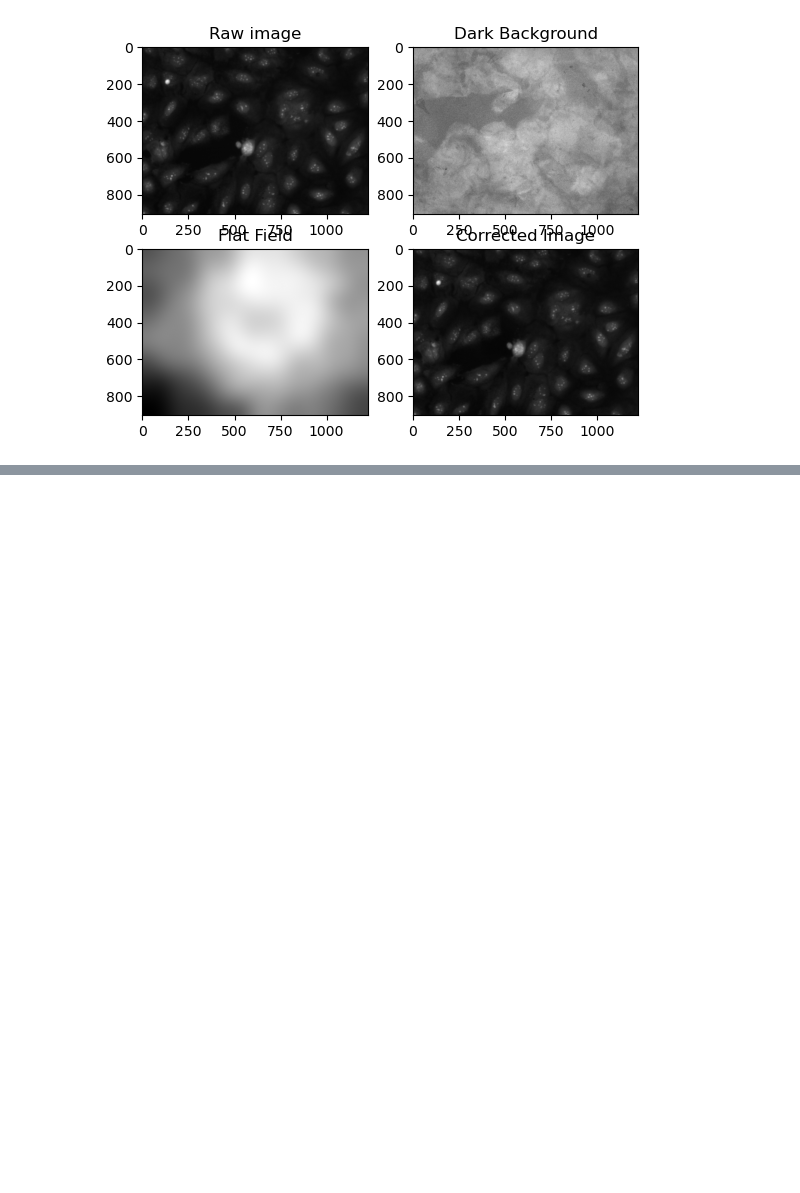
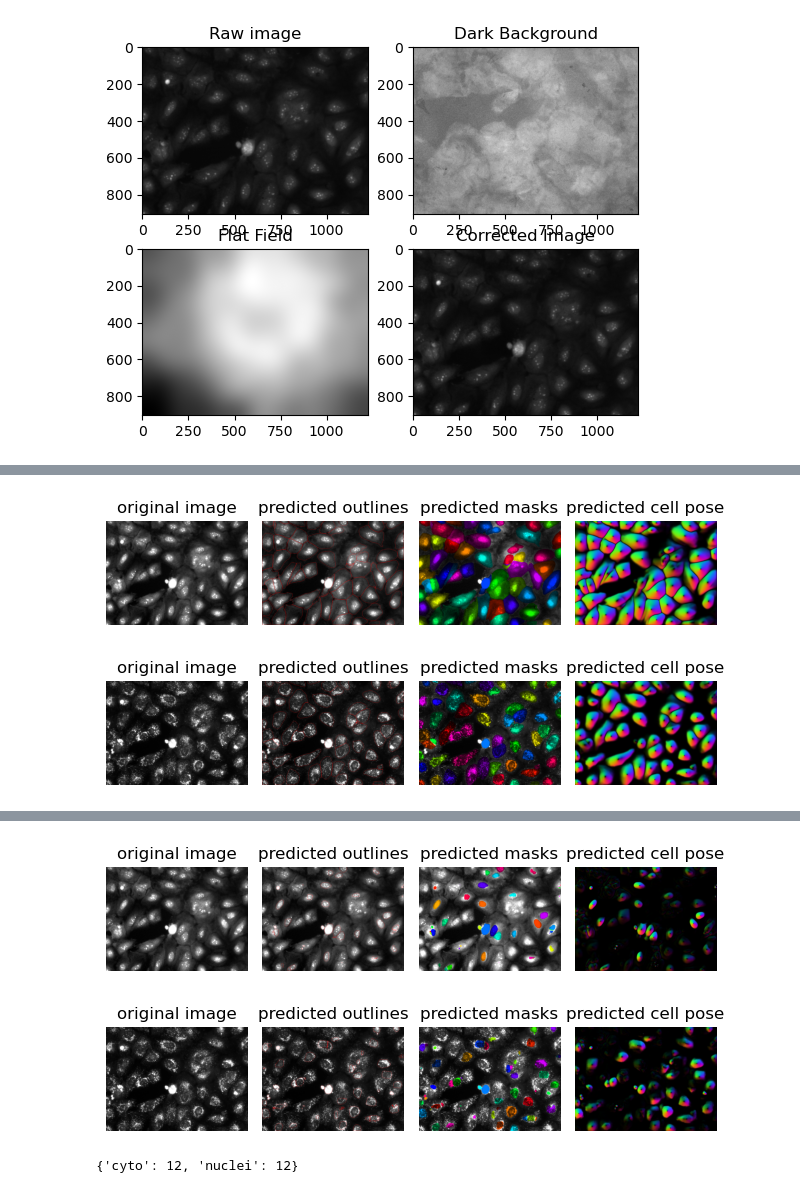
Before and after one commit to drBat1998/BioInUA_2025_img_analysis, a Jupyter notebook: course_data/playground.ipynb, the cells around one changed output, grey strips where cells are left out. Drawn from its saved outputs; the diff is of its cells as text; code cells hidden in the pictures; blank space fills up the shorter version.

```diff
--- a/course_data/playground.ipynb
+++ b/course_data/playground.ipynb
@@ -272,0 +410,27 @@ Text(0.5, 1.0, 'Corrected Image')
+# %%
+# ==== Helpers ====
+def read_2d(fp: Path, norm01=True):
+    img = tiff.imread(str(fp))
+    if img.ndim != 2:
+        raise ValueError(f"{fp.name} is not 2D; got {img.shape}")
+    if norm01:
+        img = img.astype(np.float32, copy=False)
+        mn, mx = float(img.min()), float(img.max())
+        img = (img - mn) / (mx - mn) if mx > mn else np.zeros_like(img, dtype=np.float32)
+    return img
+
+def unpack_eval(out, n_imgs):
+    """Handle Cellpose versions returning 3 or 4 items (or just masks)."""
+    if isinstance(out, tuple):
+        if len(out) == 4:
+            return out  # masks_list, flows_list, styles, diams
+        if len(out) == 3:
+            masks_list, flows_list, styles = out
+            diams = [None] * len(masks_list)
+            return masks_list, flows_list, styles, diams
+    # very old: may return only masks
+    masks_list = out
+    flows_list = [None] * n_imgs
+    styles = None
+    diams = [None] * n_imgs
+    return masks_list, flows_list, styles, diams
@@ -272,0 +629,13 @@ Text(0.5, 1.0, 'Corrected Image')
+# %%
+from pathlib import Path
+
+outputs = cell_segment(
+    img_dir=Path("./my_data"),
+    model_types=("cyto","nuclei"),
+    diameters={"nuclei": 14, "cyto": 30},  # or leave None to auto
+    channels=(0,0),
+    gpu=True,
+    preview_n=2
+)
+print({k: len(v) for k,v in outputs.items()})
+# %% [output]
@@ -272,0 +653,2 @@ Text(0.5, 1.0, 'Corrected Image')
+[figure, added]
+[figure, added]
@@ -272,0 +672,3 @@ Text(0.5, 1.0, 'Corrected Image')
+[figure, added]
+[figure, added]
+{'cyto': 12, 'nuclei': 12}
```
Also changed, not shown: parts of 11 cells of this notebook, 3 other files.
